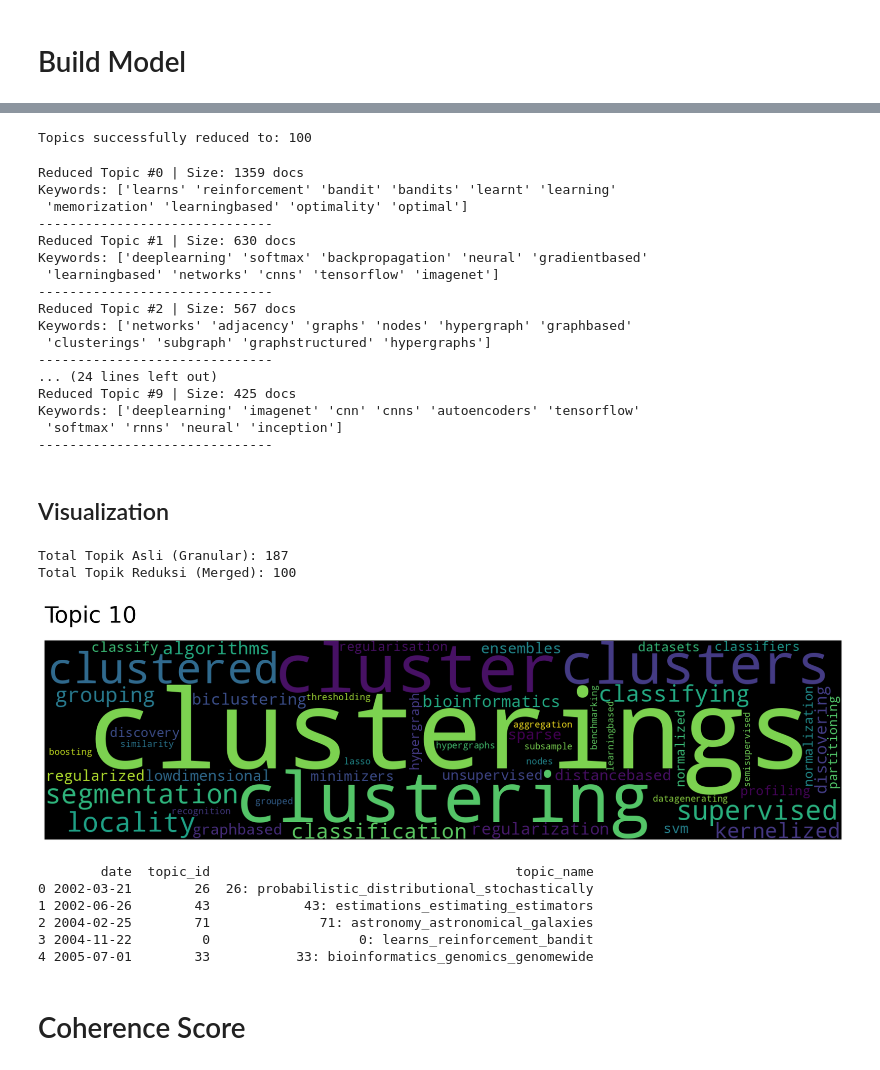
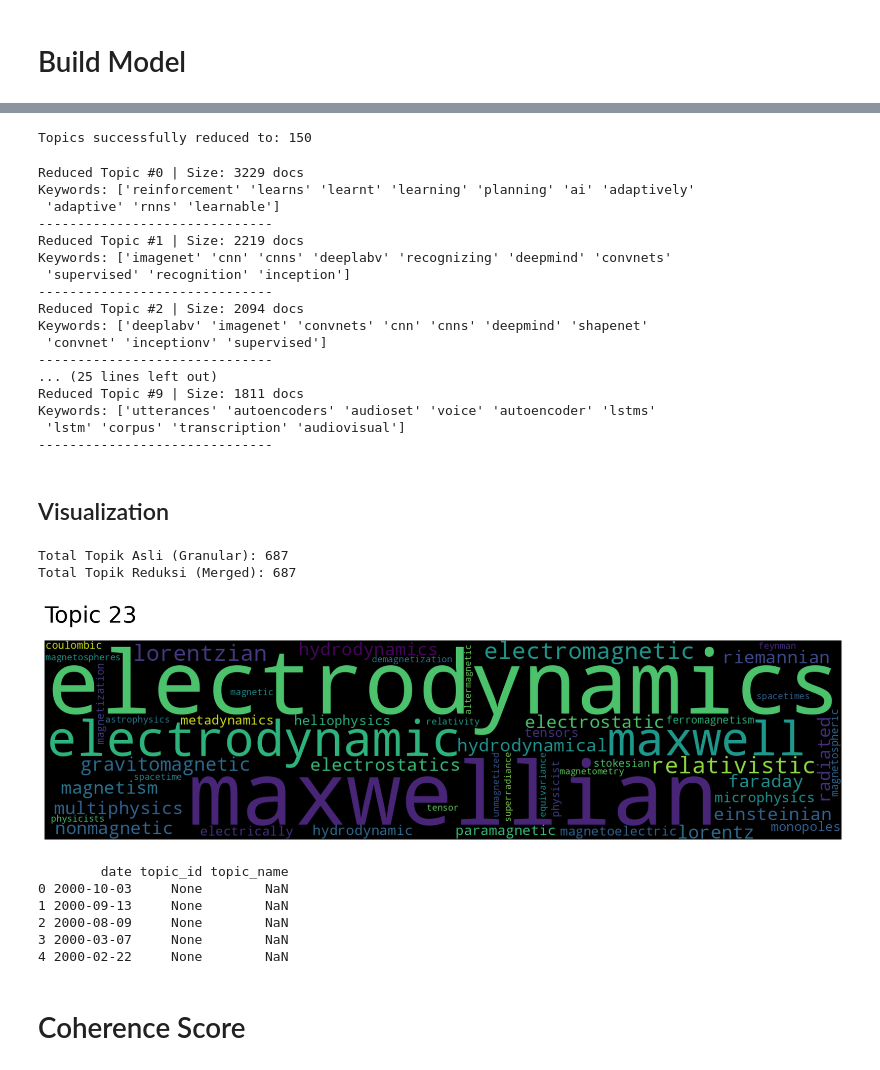
Before and after one commit to unedtamps/my-thesis, a Jupyter notebook: src/top2vec/v1.ipynb, the cells around one changed output, grey strips where cells are left out. Drawn from its saved outputs; the diff is of its cells as text; code cells hidden in the pictures.

Commit message:
Parameter Tunning Top2VecModel

```diff
--- a/src/top2vec/v1.ipynb
+++ b/src/top2vec/v1.ipynb
@@ -46,12 +99,12 @@ number of topics found: 187
 # %%
-target_topic_count = 100
+target_topic_count = 150
 model.hierarchical_topic_reduction(num_topics=target_topic_count)
 
 print(f"Topics successfully reduced to: {target_topic_count}")
 # %% [output]
-Topics successfully reduced to: 100
+Topics successfully reduced to: 150
 # %%
-target_topic_count = 100
+target_topic_count = 150
 topic_words, word_scores, topic_nums = model.get_topics(target_topic_count, reduced=True)
 topic_sizes, _ = model.get_topic_sizes(reduced=True)
 for i in range(10):
@@ -59,40 +112,41 @@ for i in range(10):
     print(f"Keywords: {topic_words[i][0:10]}")
     print("-" * 30)
 # %% [output]
-Reduced Topic #0 | Size: 1359 docs
-Keywords: ['learns' 'reinforcement' 'bandit' 'bandits' 'learnt' 'learning'
- 'memorization' 'learningbased' 'optimality' 'optimal']
+Reduced Topic #0 | Size: 3229 docs
+Keywords: ['reinforcement' 'learns' 'learnt' 'learning' 'planning' 'ai' 'adaptively'
+ 'adaptive' 'rnns' 'learnable']
 ------------------------------
-Reduced Topic #1 | Size: 630 docs
-Keywords: ['deeplearning' 'softmax' 'backpropagation' 'neural' 'gradientbased'
- 'learningbased' 'networks' 'cnns' 'tensorflow' 'imagenet']
+Reduced Topic #1 | Size: 2219 docs
+Keywords: ['imagenet' 'cnn' 'cnns' 'deeplabv' 'recognizing' 'deepmind' 'convnets'
+ 'supervised' 'recognition' 'inception']
 ------------------------------
-Reduced Topic #2 | Size: 567 docs
-Keywords: ['networks' 'adjacency' 'graphs' 'nodes' 'hypergraph' 'graphbased'
- 'clusterings' 'subgraph' 'graphstructured' 'hypergraphs']
+Reduced Topic #2 | Size: 2094 docs
+Keywords: ['deeplabv' 'imagenet' 'convnets' 'cnn' 'cnns' 'deepmind' 'shapenet'
+ 'convnet' 'inceptionv' 'supervised']
 ------------------------------
-... (24 lines left out)
-Reduced Topic #9 | Size: 425 docs
-Keywords: ['deeplearning' 'imagenet' 'cnn' 'cnns' 'autoencoders' 'tensorflow'
- 'softmax' 'rnns' 'neural' 'inception']
+... (25 lines left out)
+Reduced Topic #9 | Size: 1811 docs
+Keywords: ['utterances' 'autoencoders' 'audioset' 'voice' 'autoencoder' 'lstms'
+ 'lstm' 'corpus' 'transcription' 'audiovisual']
 ------------------------------
 # %%
 model.save(f"model_results/top2vec/{SUBJECT}_50")
 # %% [markdown]
 ## Visualization
 # %%
-loaded_model = Top2Vec.load(f"model_results/top2vec/{SUBJECT}_50")
+loaded_model = Top2Vec.load(f"model_results/{SUBJECT}/sentence_transformers_all_MiniLM_L6_v2_v1")
+# loaded_model = model
 # %%
 original_topic = loaded_model.get_num_topics()
-topic_reduced = loaded_model.get_num_topics(reduced=True)
+topic_reduced = loaded_model.get_num_topics(reduced=False)
 
 print(f"Total Topik Asli (Granular): {original_topic}")
 print(f"Total Topik Reduksi (Merged): {topic_reduced}")
 # %% [output]
-Total Topik Asli (Granular): 187
-Total Topik Reduksi (Merged): 100
+Total Topik Asli (Granular): 687
+Total Topik Reduksi (Merged): 687
 # %%
-loaded_model.generate_topic_wordcloud(10, reduced=True)
+loaded_model.generate_topic_wordcloud(23, reduced=False)
 # %% [output]
-[figure, old version]
+[figure, new version]
 # %%
@@ -101,7 +155,7 @@ data = pd.read_csv(f"dataset/arxiv_{SUBJECT}_emb.csv")
 data['date'] = pd.to_datetime(data['submitted_date'])
 data['topic_id'] = loaded_model.doc_top_reduced
 topic_mapping = {}
-topic_words, _, topic_nums = loaded_model.get_topics(reduced=True)
+topic_words, _, topic_nums = loaded_model.get_topics(reduced=False)
 for t_num, t_words in zip(topic_nums, topic_words):
     topic_label = f"{t_num}: {'_'.join(t_words[:3])}"
     topic_mapping[t_num] = topic_label
@@ -111,12 +165,12 @@ data['topic_name'] = data['topic_id'].map(topic_mapping)
 
 print(data[['date', 'topic_id', 'topic_name']].head())
 # %% [output]
-        date  topic_id                                       topic_name
-0 2002-03-21        26  26: probabilistic_distributional_stochastically
-1 2002-06-26        43            43: estimations_estimating_estimators
-2 2004-02-25        71              71: astronomy_astronomical_galaxies
-3 2004-11-22         0                   0: learns_reinforcement_bandit
-4 2005-07-01        33           33: bioinformatics_genomics_genomewide
+        date topic_id topic_name
+0 2000-10-03     None        NaN
+1 2000-09-13     None        NaN
+2 2000-08-09     None        NaN
+3 2000-03-07     None        NaN
+4 2000-02-22     None        NaN
 # %%
 total_docs_per_year = data.groupby(pd.Grouper(key='date', freq='YE')).size().reset_index(name='total_docs_year')
 topics_over_time = data.groupby([pd.Grouper(key='date', freq='YE'), 'topic_name']).size().reset_index(name='count')
```
Also changed, not shown: parts of 8 cells of this notebook, 6 other files.
